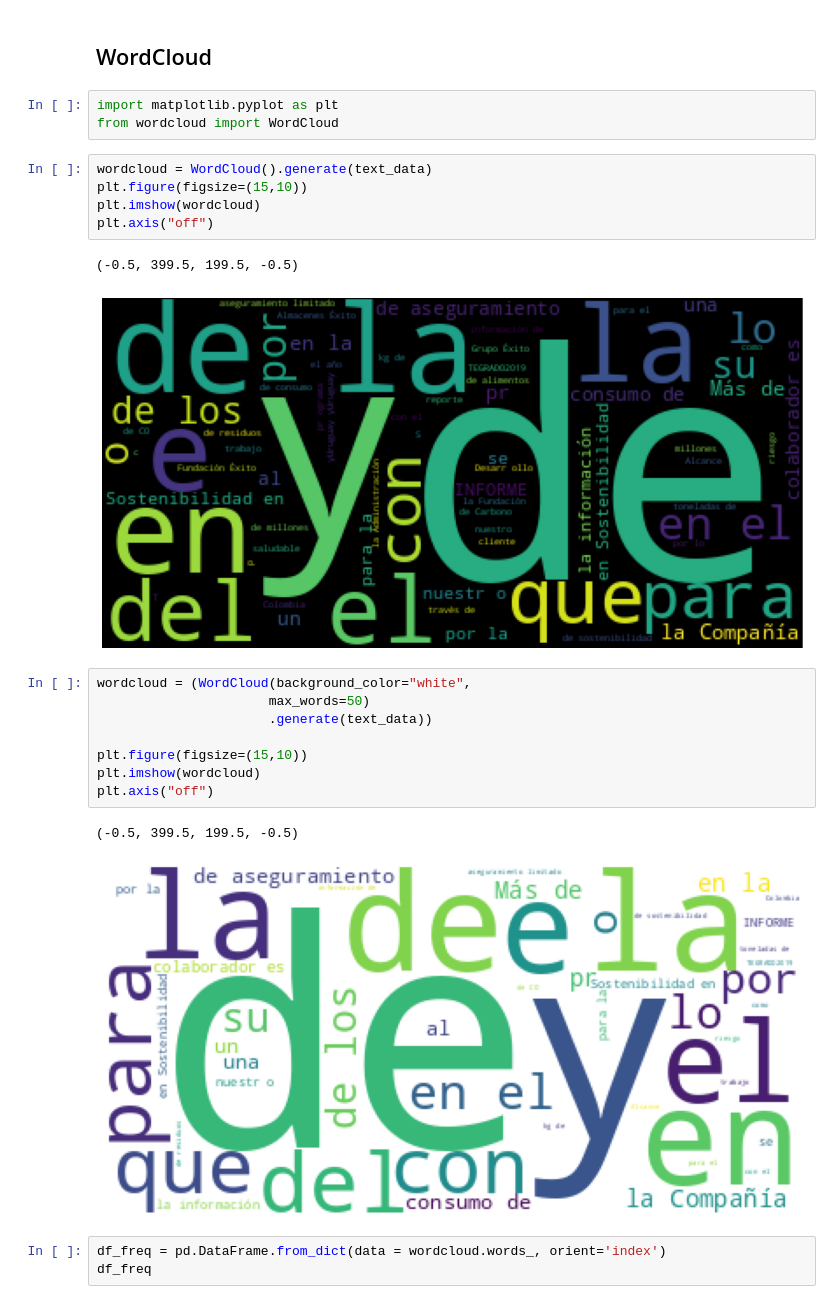
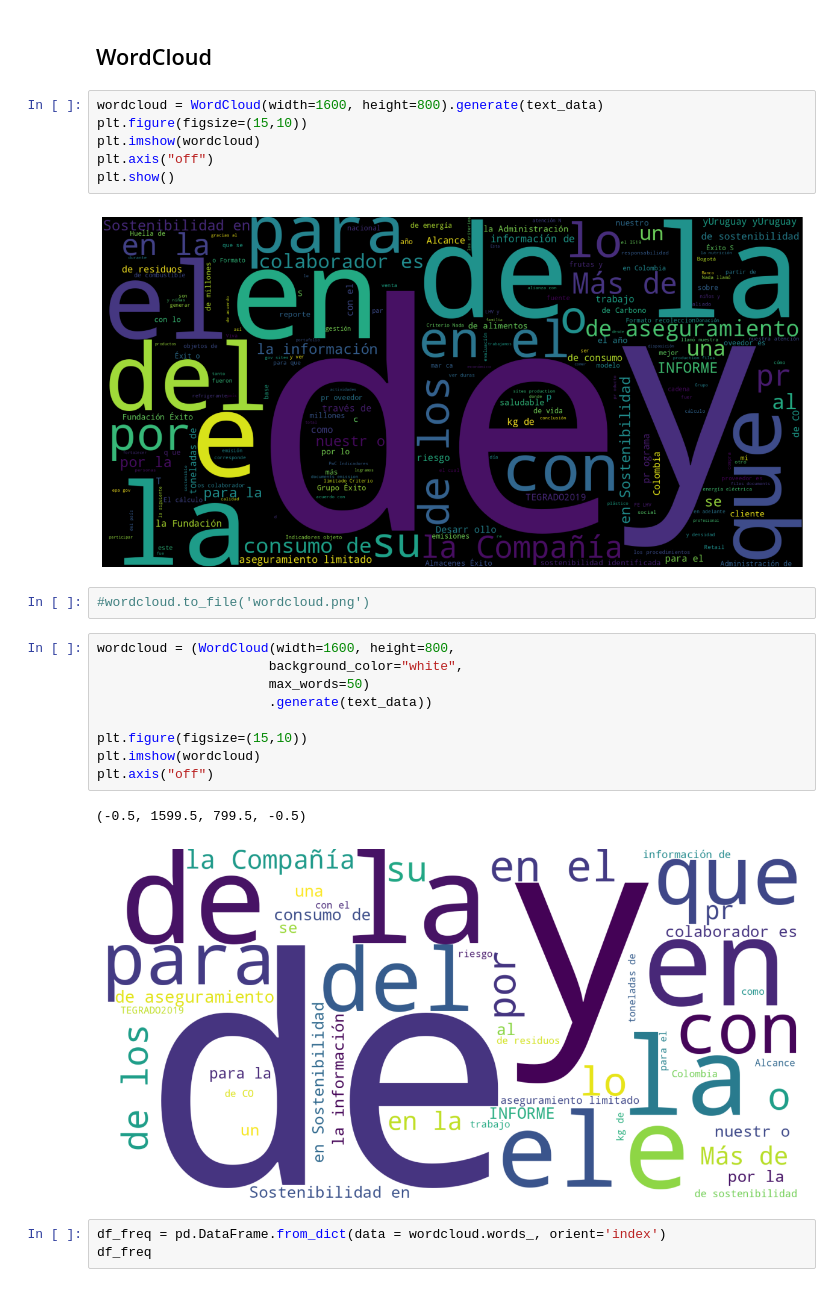
Before and after one commit to ibonetc/Data_Analytics, a Jupyter notebook: NLP/Procesamiento_de_Lenguaje_Natural.ipynb, the cells around one changed output. Drawn from its saved outputs; the diff is of its cells as text.

```diff
--- a/NLP/Procesamiento_de_Lenguaje_Natural.ipynb
+++ b/NLP/Procesamiento_de_Lenguaje_Natural.ipynb
@@ -162,28 +168,28 @@ text_data
 'INFORME IN TEGRADO2019\nSostenibilidad\nN\nue\ns\nt\nr\na e\ns\nt\nr\na\nte\ng\nia so\n s\ntenible cont\n r\nib\nu\ny\nu\ny\nu\ne \nal desar\n r\nollo social, al c\n r\necimien\n t\no de nue\n s\nt\n ...
 # %% [markdown]
 ## WordCloud
-# %%
-import matplotlib.pyplot as plt
-from wordcloud import WordCloud
 # %%
-wordcloud = WordCloud().generate(text_data)
+wordcloud = WordCloud(width=1600, height=800).generate(text_data)
 plt.figure(figsize=(15,10))
 plt.imshow(wordcloud)
 plt.axis("off")
+plt.show()
 # %% [output]
-(-0.5, 399.5, 199.5, -0.5)
-[figure, old version]
+[figure, new version]
+# %%
+#wordcloud.to_file('wordcloud.png')
 # %%
-wordcloud = (WordCloud(background_color="white",
+wordcloud = (WordCloud(width=1600, height=800,
+                      background_color="white",
                       max_words=50)
                       .generate(text_data))
 
 plt.figure(figsize=(15,10))
 plt.imshow(wordcloud)
 plt.axis("off")
 # %% [output]
-(-0.5, 399.5, 199.5, -0.5)
+(-0.5, 1599.5, 799.5, -0.5)
-[figure, old version]
+[figure, new version]
 # %%
 df_freq = pd.DataFrame.from_dict(data = wordcloud.words_, orient='index')
 df_freq
```
Also changed, not shown: parts of 15 cells of this notebook.
